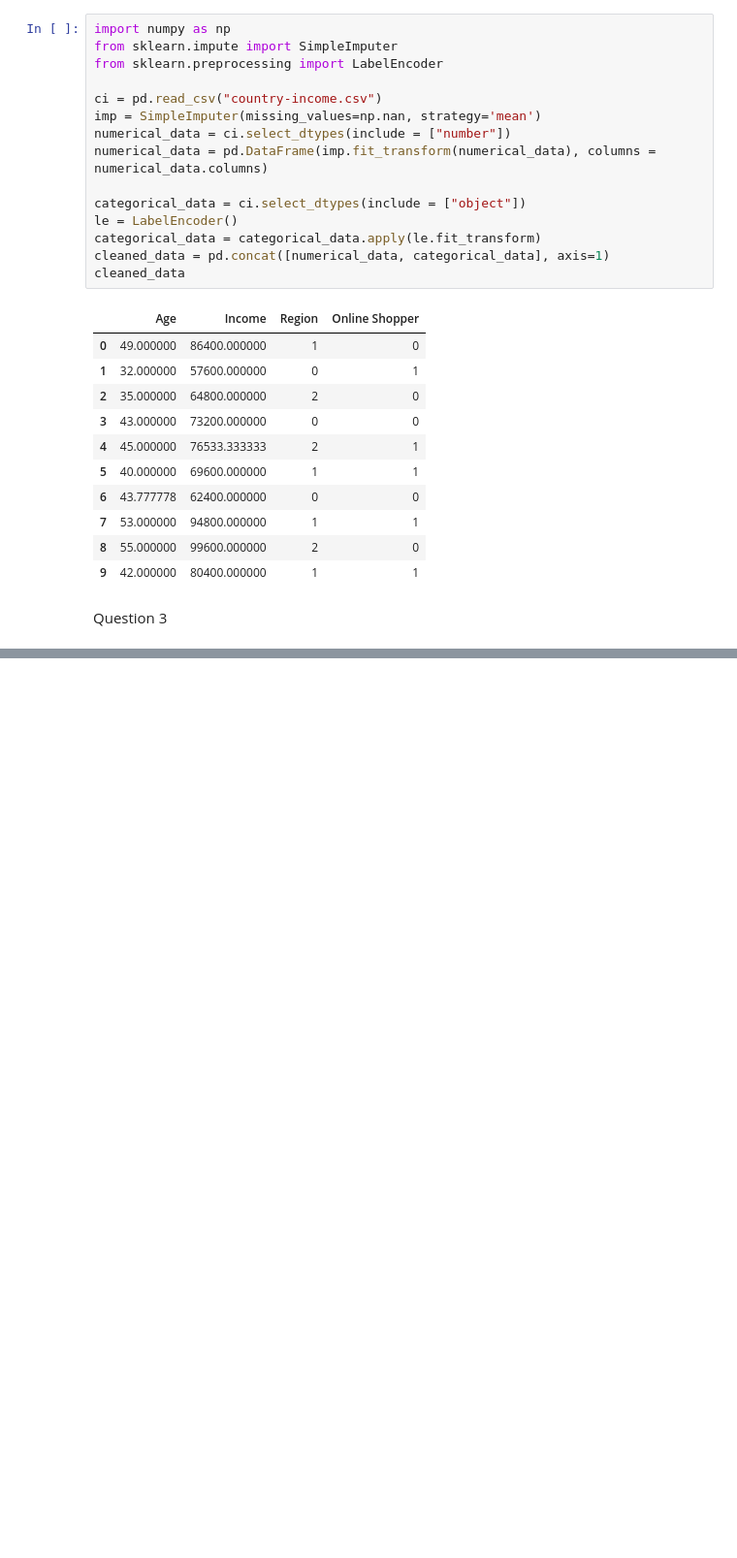
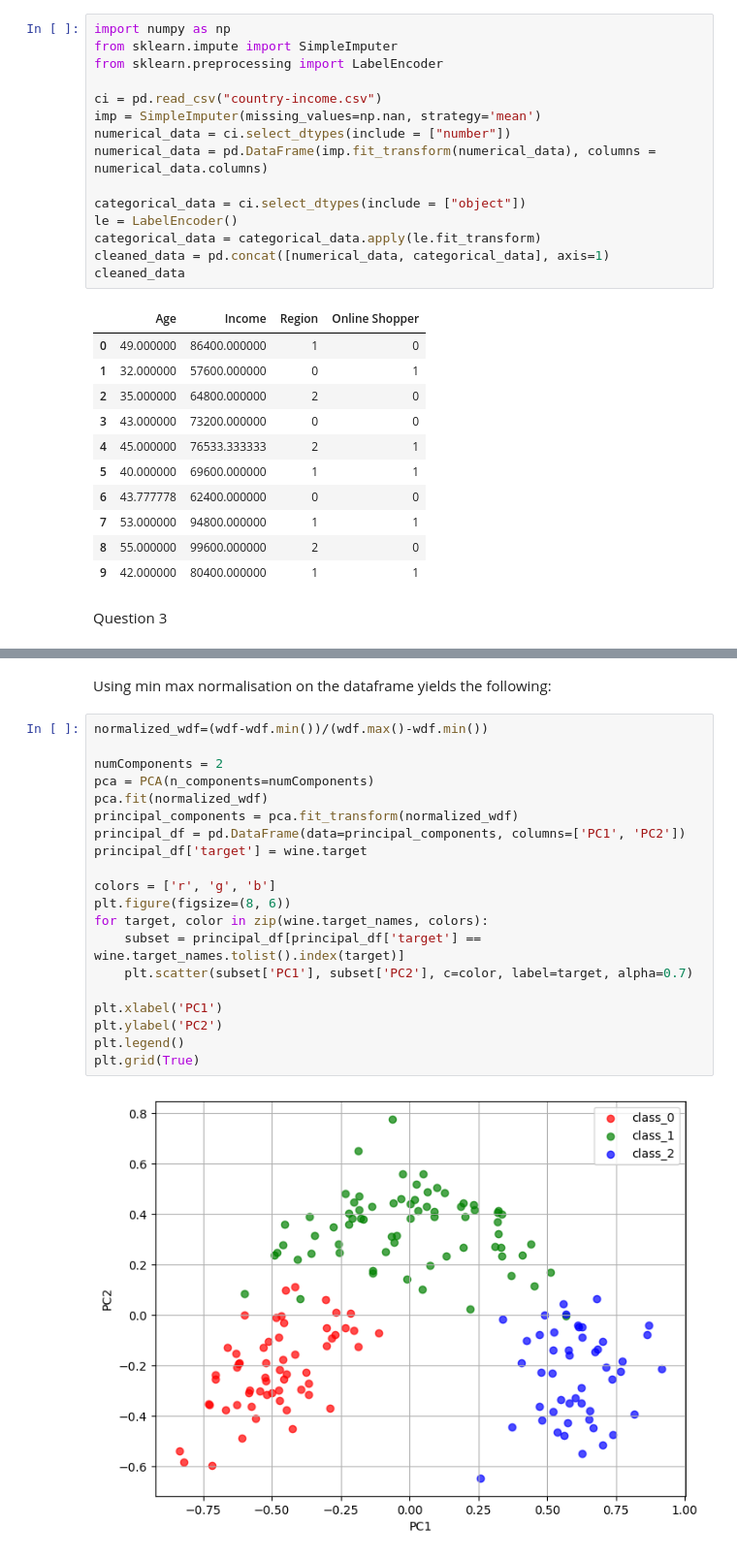
Before and after one commit to AxterDoesCode/DataMining, a Jupyter notebook: Assignment1.ipynb, the cells around one changed output, grey strips where cells are left out. Shown at 97% size. Cells and saved outputs as stored; diff of their text form; blank space fills up the shorter version.

```diff
--- a/Assignment1.ipynb
+++ b/Assignment1.ipynb
@@ -145,0 +213,24 @@ Question 3
+# %% [markdown]
+Using min max normalisation on the dataframe yields the following:
+# %%
+normalized_wdf=(wdf-wdf.min())/(wdf.max()-wdf.min())
+
+numComponents = 2
+pca = PCA(n_components=numComponents)
+pca.fit(normalized_wdf)
+principal_components = pca.fit_transform(normalized_wdf)
+principal_df = pd.DataFrame(data=principal_components, columns=['PC1', 'PC2'])
+principal_df['target'] = wine.target
+
+colors = ['r', 'g', 'b']
+plt.figure(figsize=(8, 6))
+for target, color in zip(wine.target_names, colors):
+    subset = principal_df[principal_df['target'] == wine.target_names.tolist().index(target)]
+    plt.scatter(subset['PC1'], subset['PC2'], c=color, label=target, alpha=0.7)
+
+plt.xlabel('PC1')
+plt.ylabel('PC2')
+plt.legend()
+plt.grid(True)
+# %% [output]
+[figure, added]
```
Also changed, not shown: parts of 8 cells of this notebook.
